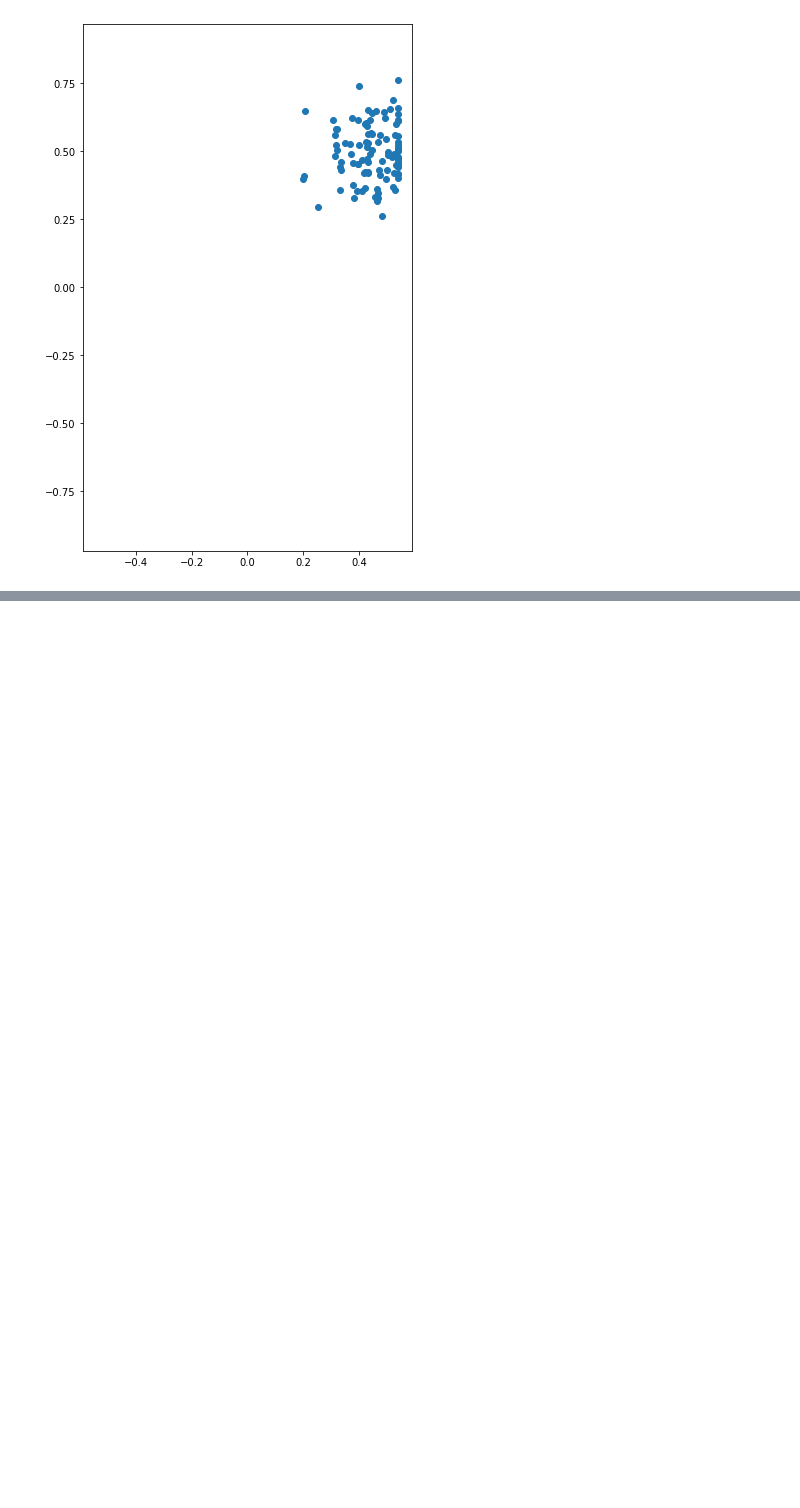
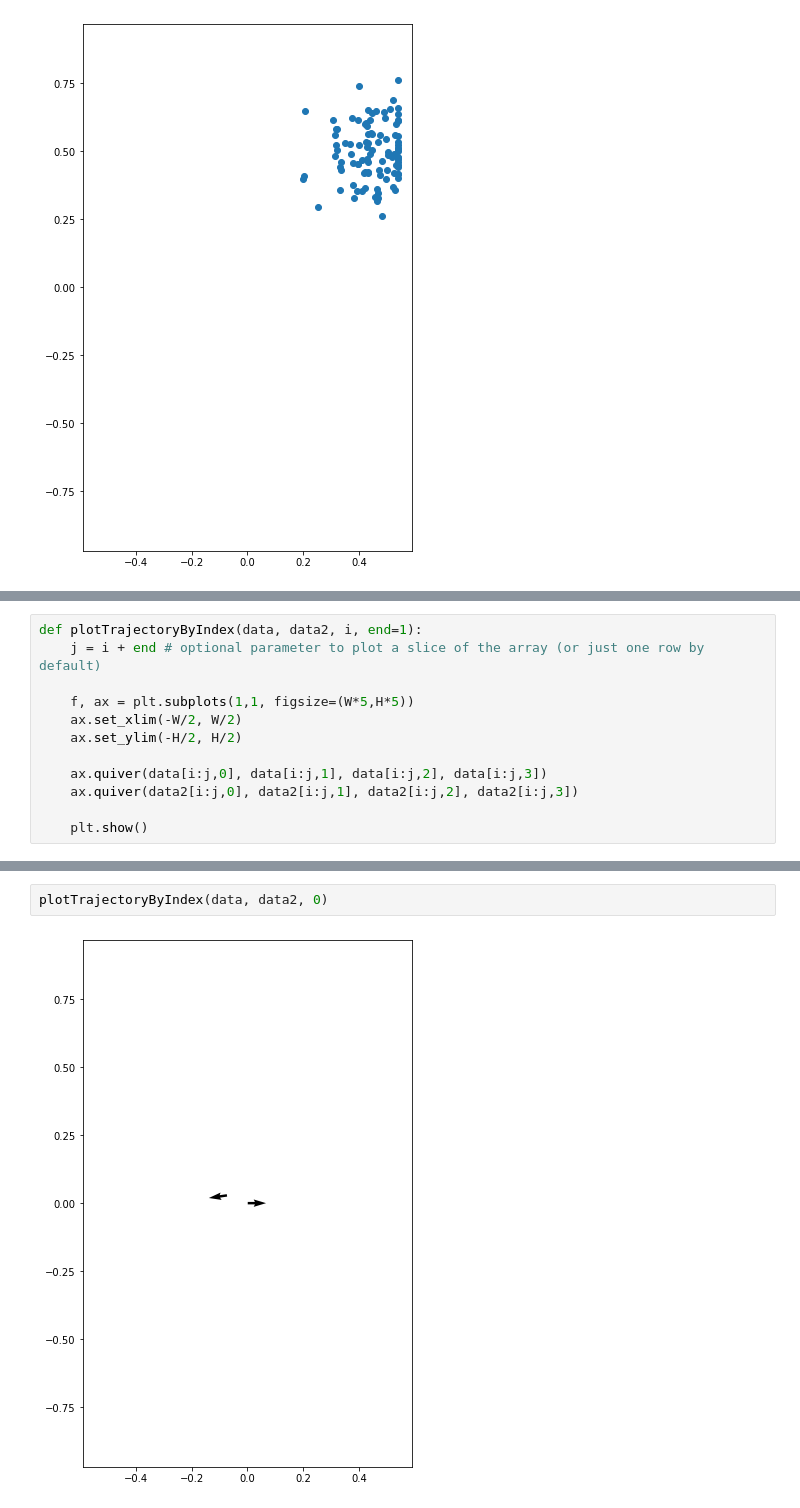
Before and after one commit to Rob0tMakers/4_robot_simulation, a Jupyter notebook: simulation/particle-filtering.ipynb, the cells around one changed output, grey strips where cells are left out. Saved outputs shown, nothing was run; the diff lists cells and outputs as text; blank space fills up the shorter version.

```diff
--- a/simulation/particle-filtering.ipynb
+++ b/simulation/particle-filtering.ipynb
@@ -429,0 +435,12 @@ plt.show()
+# %%
+def plotTrajectoryByIndex(data, data2, i, end=1):
+    j = i + end # optional parameter to plot a slice of the array (or just one row by default)
+
+    f, ax = plt.subplots(1,1, figsize=(W*5,H*5))
+    ax.set_xlim(-W/2, W/2)
+    ax.set_ylim(-H/2, H/2)
+
+    ax.quiver(data[i:j,0], data[i:j,1], data[i:j,2], data[i:j,3])
+    ax.quiver(data2[i:j,0], data2[i:j,1], data2[i:j,2], data2[i:j,3])
+
+    plt.show()
@@ -429,0 +455,4 @@ plt.show()
+# %%
+plotTrajectoryByIndex(data, data2, 0)
+# %% [output]
+[figure, added]
```
Also changed, not shown: parts of 18 cells of this notebook, 2 other files.
